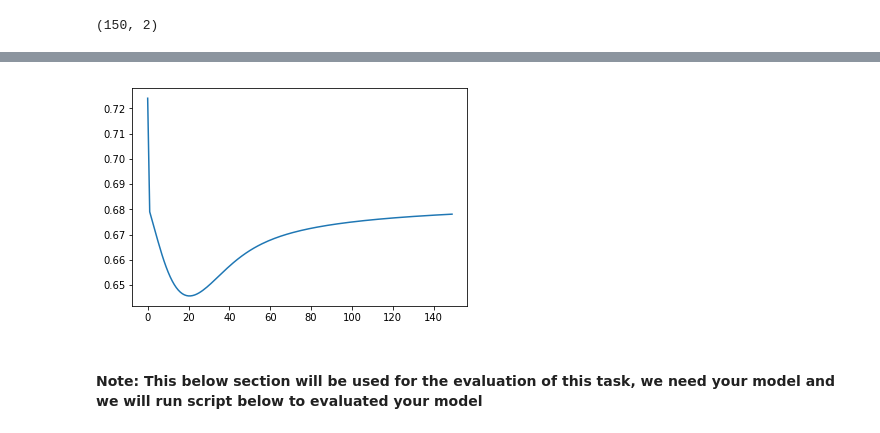
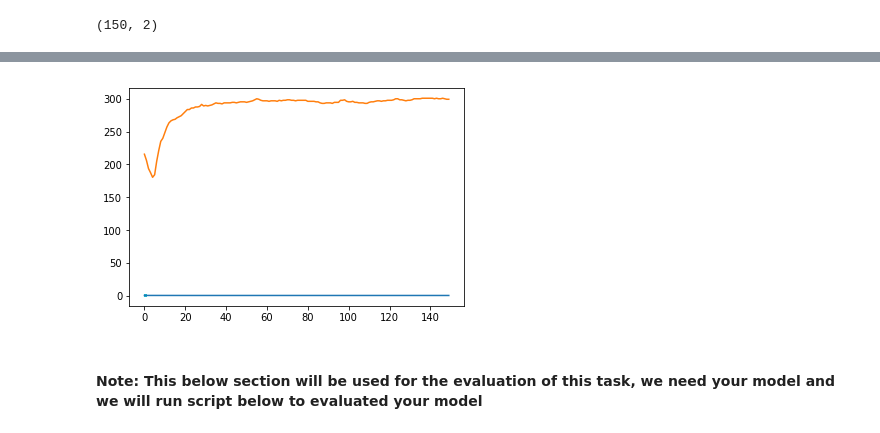
Before and after one commit to Tauseefz/Deep, a Jupyter notebook: Assignment2/task2.ipynb, the cells around one changed output, grey strips where cells are left out. Saved outputs shown, nothing was run; the diff lists cells and outputs as text; code cells hidden in the pictures.

```diff
--- a/Assignment2/task2.ipynb
+++ b/Assignment2/task2.ipynb
@@ -108,27 +108,30 @@ class Neural_Network(object):
         # plot error of the model if plot_err is true
         trainX = np.insert(trainX, 2, 1, axis=1)
         trainY = trainY.reshape(trainY.shape[0], -1)
+        acc_arr=[]
         loss_history=[]
         for i in range(epochs):
 
             z2 = self.feedforward(trainX)
             loss_history.append(self.crossentropy(trainY ,z2 ))
             self.backwardpropagate(trainX , trainY , z2 , learningRate )
+            acc_arr.append(self.accuracy2(trainX,trainY, z2))
         if plot_err:
             plt.plot(loss_history)
-
+        plt.plot(acc_arr)
+        plt.savefig("acc")
         validX = np.insert(validX, 2, 1, axis=1)
         y_hat_valid = self.feedforward(validX)
         valid_loss = self.crossentropy(validY , y_hat_valid)
         count = 0
         for i in range(len(validX)):
 
-            if(y_hat_valid[i]>0.5 and testY[i] == 1):
+            if(y_hat_valid[i]>0.5 and validY[i] == 1):
                 count = count+1
-            if(y_hat_valid[i]<0.5 and testY[i] == 0):
+            if(y_hat_valid[i]<0.5 and validY[i] == 0):
                 count = count+1
-        accuracy = count/len(testX)
-        print(accuracy)
+        accuracy = count/len(validY)*100
+        print("Validation Accuracy ",accuracy,",Validation Loss : ",valid_loss)
 
 
     def predict(self, testX):
@@ -142,15 +145,30 @@ class Neural_Network(object):
         count = 0
 
         test_hat_y = np.around(self.predict(testX))
-        #round(test_hat_y)
         for i in range(len(testY)):
-            if testY[i] == test_hat_y[i]:
-                count = count + 1
-        #compute accuracy, print it and show in the form of picture
-        accuracy = float(count/len(testY)) * 100
+
+            if(test_hat_y[i]>0.5 and testY[i] == 1):
+                count = count+1
+            if(test_hat_y[i]<0.5 and testY[i] == 0):
+                count = count+1
+        accuracy = float(count/len(validY)) * 100
         #print(testY , test_hat_y)
+        plt.plot(test_hat_y,testY)
         return accuracy # return accuracy
 
+    def accuracy2(self, testX, testY,test_hat_y):
+        # predict the value of trainX
+        count = 0
+        for i in range(len(testY)):
+
+            if(test_hat_y[i]>0.5 and testY[i] == 1):
+                count = count+1
+            if(test_hat_y[i]<0.5 and testY[i] == 0):
+                count = count+1
+        accuracy = float(count/len(validY)) * 100
+        #print(testY , test_hat_y)
+        plt.plot(test_hat_y,testY)
+        return accuracy
     def saveModel(self,name):
         np.savetxt(name, self.W1, fmt='%f')
         np.savetxt(name, self.W2, fmt="%s")
@@ -196,5 +214,5 @@ np.random.seed(1)
 
 model = Neural_Network(2,2,1)
 # try different combinations of epochs and learning rate
-model.train(trainX, trainY,validX ,  validY,epochs = 150, learningRate = 0.01  )
+model.train(trainX, trainY,validX ,  validY,epochs = 150, learningRate = 0.001  )
 # %% [output]
@@ -202,4 +220,4 @@ model.train(trainX, trainY,validX ,  validY,epochs = 150, learningRate = 0.01  )
-[figure, old version]
+[figure, new version]
 # %%
 #save the best model which you have trained,
 model.saveModel('bestmodel2.mdl')
```
Also changed, not shown: parts of 3 cells of this notebook, 1 other file.
